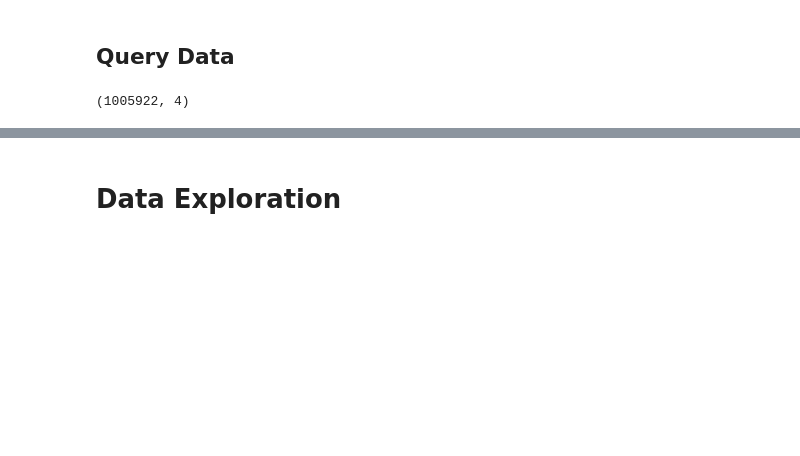
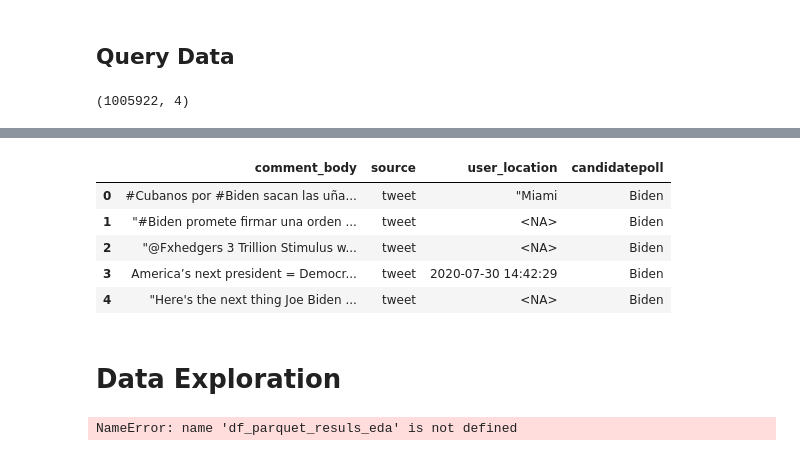
Before and after one commit to cfitzpatrick89/ADS508_GroupProject, a Jupyter notebook: EDA.ipynb, the cells around one changed output, grey strips where cells are left out. Saved outputs shown, nothing was run; the diff lists cells and outputs as text; code cells hidden in the pictures; blank space fills up the shorter version.

```diff
--- a/EDA.ipynb
+++ b/EDA.ipynb
@@ -409,2 +406,11 @@ df_parquet_results.head(5)
+# %%
+df_parquet_results_biden.head(5)
+# %% [output]
+|  | comment_body | source | user_location | candidatepoll |
+| 0 | #Cubanos por #Biden sacan las uña... | tweet | "Miami | Biden |
+| 1 | "#Biden promete firmar una orden ... | tweet | <NA> | Biden |
+| 2 | "@Fxhedgers 3 Trillion Stimulus w... | tweet | <NA> | Biden |
+| 3 | America’s next president = Democr... | tweet | 2020-07-30 14:42:29 | Biden |
+| 4 | "Here's the next thing Joe Biden ... | tweet | <NA> | Biden |
 # %% [markdown]
 # Data Exploration
@@ -413 +417,6 @@ df_parquet_results.head(5)
+# %%
+# Check for missing data percentage
+df_parquet_resuls_eda.info()
+# %% [output]
+NameError: name 'df_parquet_resuls_eda' is not defined
 # %%
```
Also changed, not shown: parts of 18 cells of this notebook.
